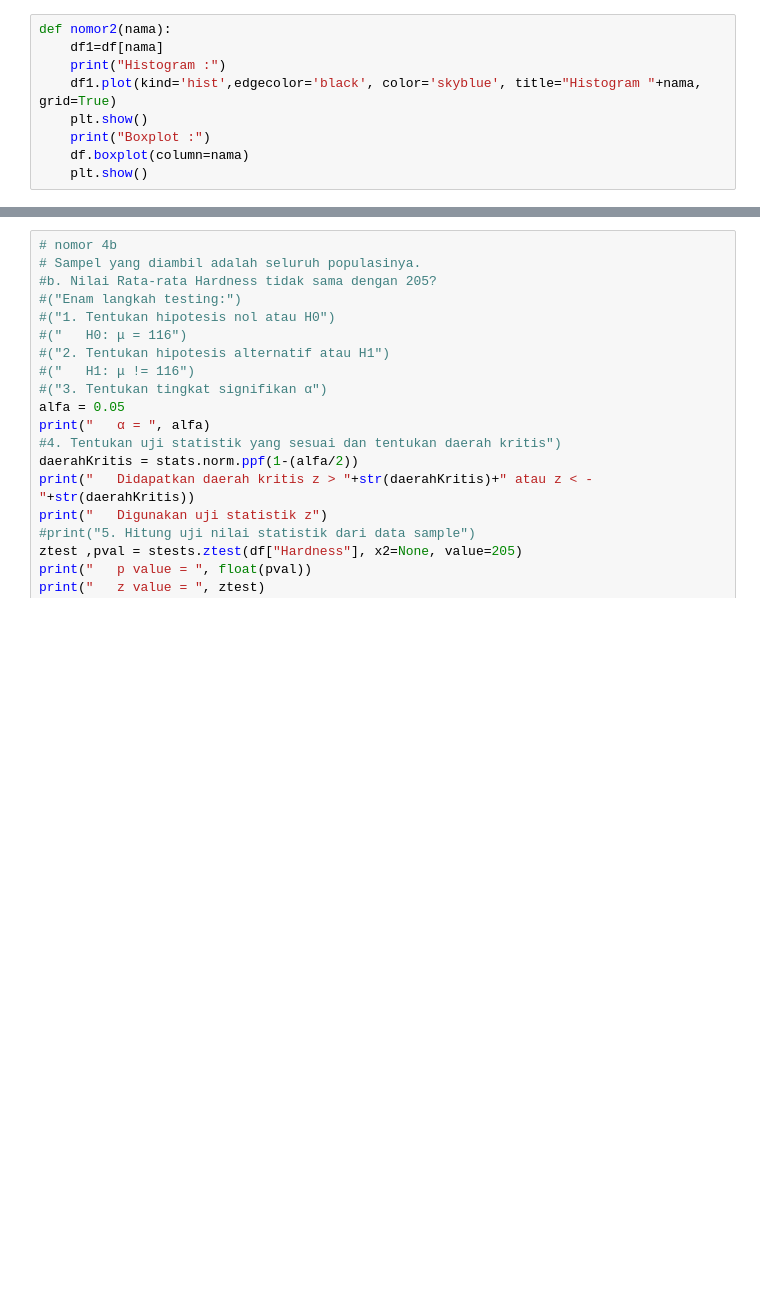
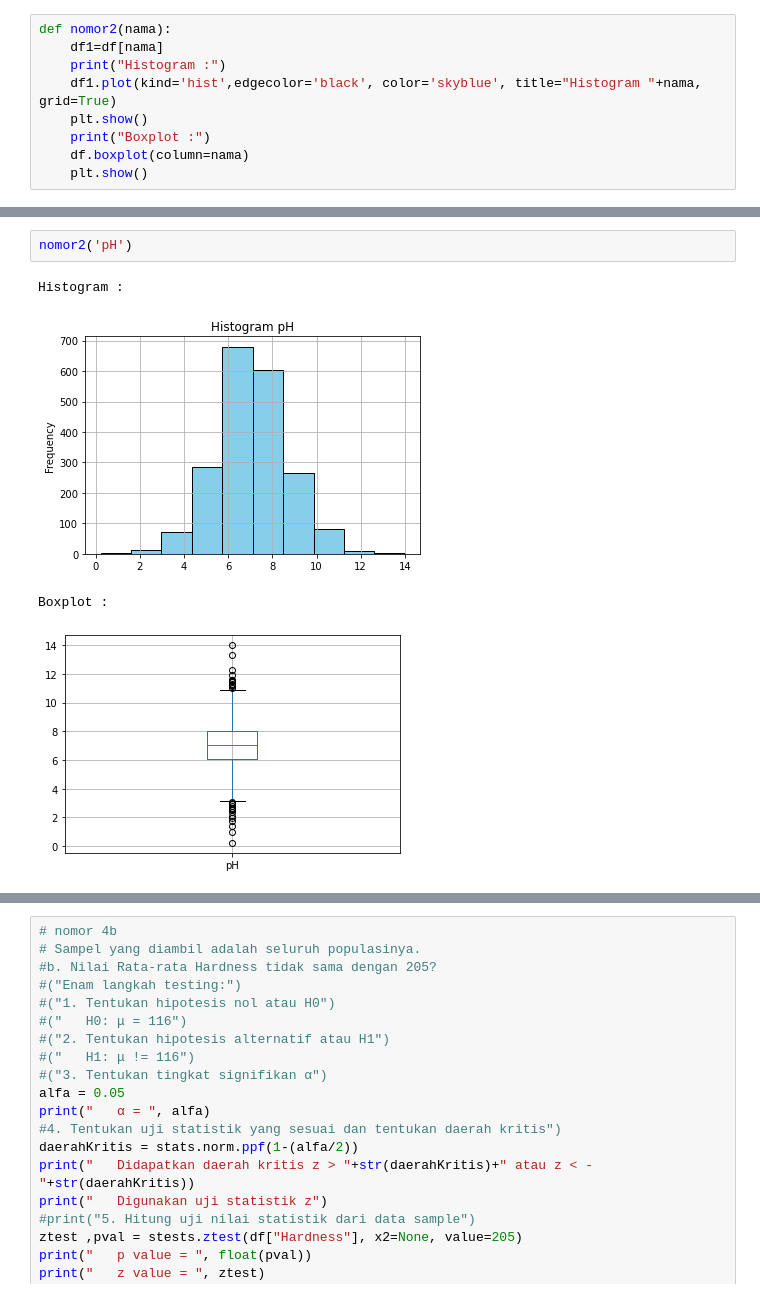
Before and after one commit to StevenSiahaann/Tubes-Probstat, a Jupyter notebook: Tubes-Probstat.ipynb, the cells around one changed output, grey strips where cells are left out. Saved outputs shown, nothing was run; the diff lists cells and outputs as text; blank space fills up the shorter version.

```diff
--- a/Tubes-Probstat.ipynb
+++ b/Tubes-Probstat.ipynb
@@ -81,0 +145,7 @@ Boxplot :
+# %%
+nomor2('pH')
+# %% [output]
+Histogram :
+[figure, added]
+Boxplot :
+[figure, added]
```
Also changed, not shown: parts of 74 cells of this notebook.
